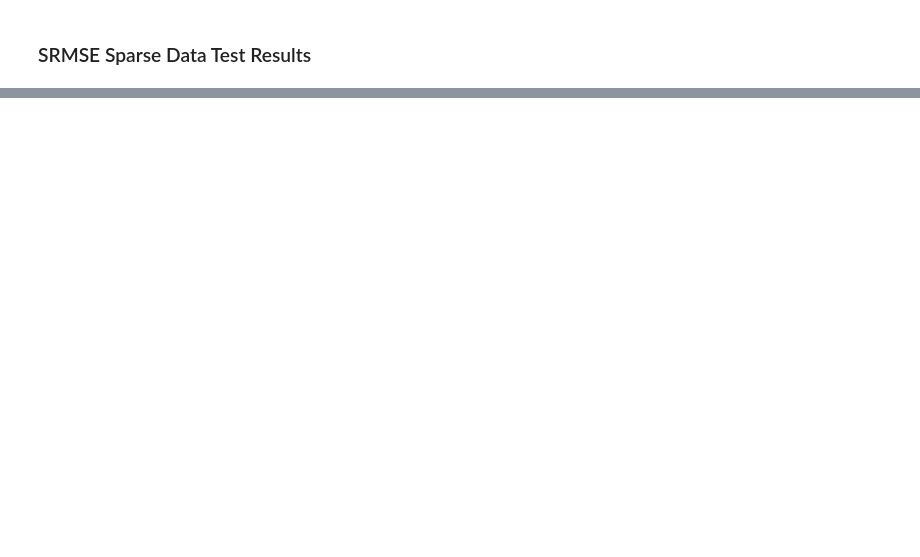
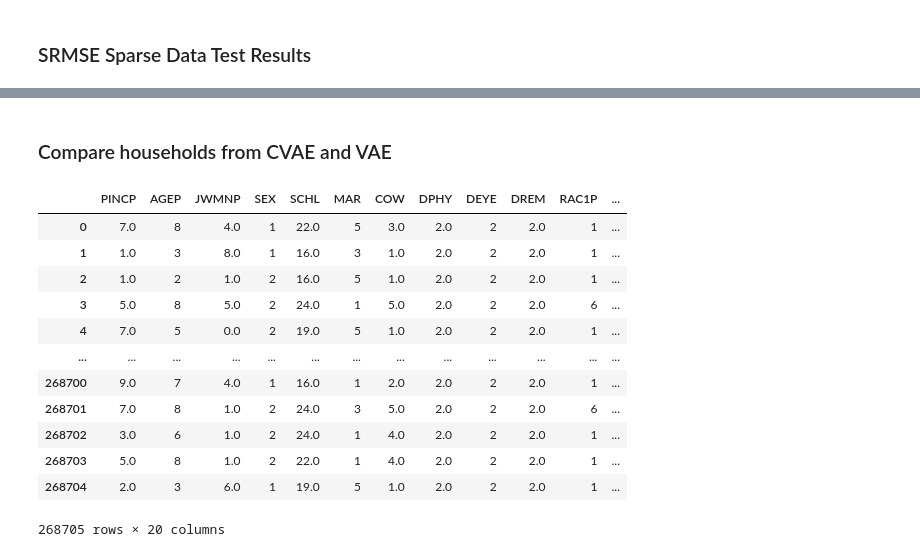
Before and after one commit to zackAemmer/generative_synthesis, a Jupyter notebook: compare_synthetic_populations.ipynb, the cells around one changed output, grey strips where cells are left out. Drawn from its saved outputs; the diff is of its cells as text; code cells hidden in the pictures; blank space fills up the shorter version.

```diff
--- a/compare_synthetic_populations.ipynb
+++ b/compare_synthetic_populations.ipynb
@@ -204,0 +205,18 @@ for i, var in enumerate(vae_data.columns):
+# %% [markdown]
+### Compare households from CVAE and VAE
+# %%
+vae_data
+# %% [output]
+|  | PINCP | AGEP | JWMNP | SEX | SCHL | MAR | COW | DPHY | DEYE | DREM | RAC1P | ... |
+| 0 | 7.0 | 8 | 4.0 | 1 | 22.0 | 5 | 3.0 | 2.0 | 2 | 2.0 | 1 | ... |
+| 1 | 1.0 | 3 | 8.0 | 1 | 16.0 | 3 | 1.0 | 2.0 | 2 | 2.0 | 1 | ... |
+| 2 | 1.0 | 2 | 1.0 | 2 | 16.0 | 5 | 1.0 | 2.0 | 2 | 2.0 | 1 | ... |
+| 3 | 5.0 | 8 | 5.0 | 2 | 24.0 | 1 | 5.0 | 2.0 | 2 | 2.0 | 6 | ... |
+| 4 | 7.0 | 5 | 0.0 | 2 | 19.0 | 5 | 1.0 | 2.0 | 2 | 2.0 | 1 | ... |
+| ... | ... | ... | ... | ... | ... | ... | ... | ... | ... | ... | ... | ... |
+| 268700 | 9.0 | 7 | 4.0 | 1 | 16.0 | 1 | 2.0 | 2.0 | 2 | 2.0 | 1 | ... |
+| 268701 | 7.0 | 8 | 1.0 | 2 | 24.0 | 3 | 5.0 | 2.0 | 2 | 2.0 | 6 | ... |
+| 268702 | 3.0 | 6 | 1.0 | 2 | 24.0 | 1 | 4.0 | 2.0 | 2 | 2.0 | 1 | ... |
+| 268703 | 5.0 | 8 | 1.0 | 2 | 22.0 | 1 | 4.0 | 2.0 | 2 | 2.0 | 1 | ... |
+| 268704 | 2.0 | 3 | 6.0 | 1 | 19.0 | 5 | 1.0 | 2.0 | 2 | 2.0 | 1 | ... |
+268705 rows × 20 columns
```
Also changed, not shown: parts of 12 cells of this notebook, 2 other files.
